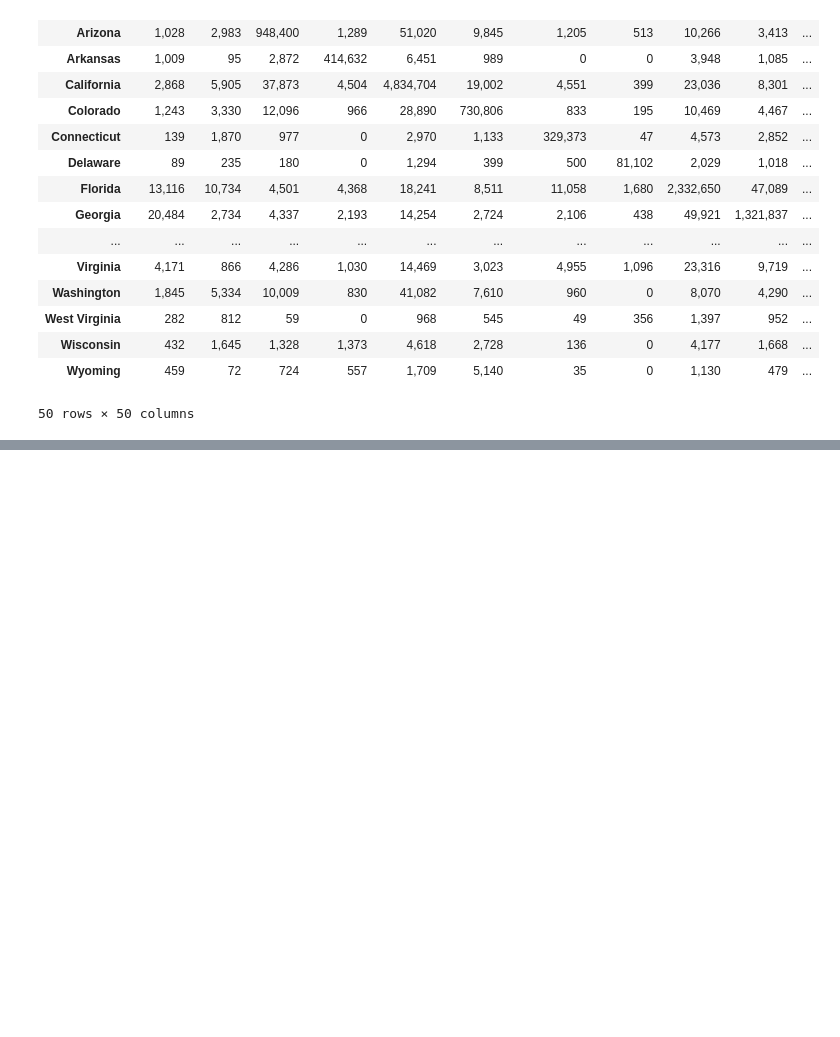
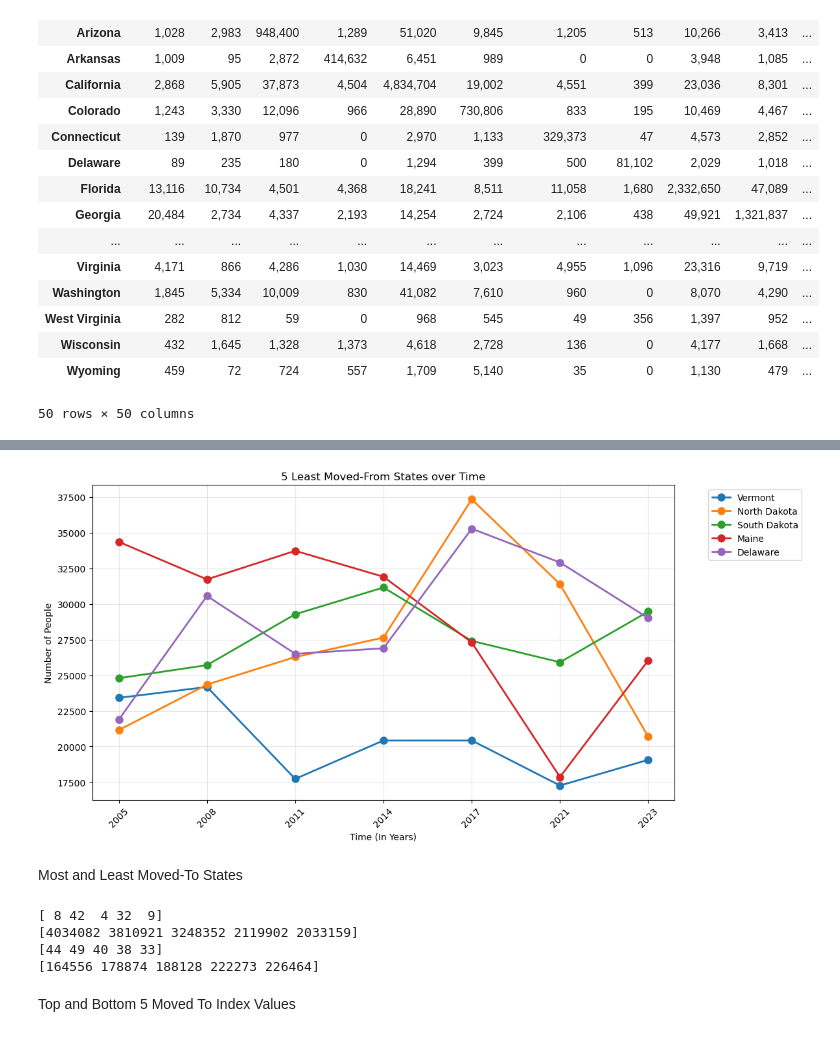
Before and after one commit to CtheFink/Math485_2, a Jupyter notebook: Project 2 - Johnsen Fink.ipynb, the cells around one changed output, grey strips where cells are left out. Drawn from its saved outputs; the diff is of its cells as text; code cells hidden in the pictures; blank space fills up the shorter version.

```diff
--- a/Project 2 - Johnsen Fink.ipynb
+++ b/Project 2 - Johnsen Fink.ipynb
@@ -144,0 +224,45 @@ plt.show()
+# %%
+bottom_5_MF = [index - 1 for index in bottom_5_MF]
+state_names = ['Vermont', 'North Dakota', 'South Dakota', 'Maine', 'Delaware']
+years = [2005, 2008, 2011, 2014, 2017, 2021, 2023]
+plt.figure(figsize=(12, 6))
+
+time_points = range(7)
+
+for position, state_index in enumerate(bottom_5_MF):
+    values = [row_sums[time, state_index] for time in range(7)]
+    plt.plot(time_points, values, marker='o', linewidth=2, markersize=8,
+             label=state_names[position])
+
+plt.xlabel('Time (In Years)')
+plt.ylabel('Number of People')
+plt.title('5 Least Moved-From States over Time')
+plt.xticks(range(len(years)), years, rotation=45)
+plt.grid(True, alpha=0.3)
+plt.legend(bbox_to_anchor=(1.05, 1), loc='upper left')
+plt.tight_layout()
+plt.show()
+# %% [output]
+[figure, added]
+# %% [markdown]
+Most and Least Moved-To States
+# %%
+col_sums = data.sum(axis=2)
+total_col_sums = np.sum(col_sums, axis=0)
+top_5_indices = np.argsort(total_col_sums)[-5:][::-1]
+top_5_values = total_col_sums[top_5_indices]
+print(top_5_indices)
+print(top_5_values)
+bottom_5_indices = np.argsort(total_col_sums)[:5]
+bottom_5_values = total_col_sums[bottom_5_indices]
+print(bottom_5_indices)
+print(bottom_5_values)
+#Florida, Texas, California, North Carolina, Georgia
+#Vermont, Wyoming, South Dakota, Rhode Island, North Dakota
+# %% [output]
+[ 8 42  4 32  9]
+[4034082 3810921 3248352 2119902 2033159]
+[44 49 40 38 33]
+[164556 178874 188128 222273 226464]
+# %% [markdown]
+Top and Bottom 5 Moved To Index Values
```
Also changed, not shown: parts of 45 cells of this notebook.
